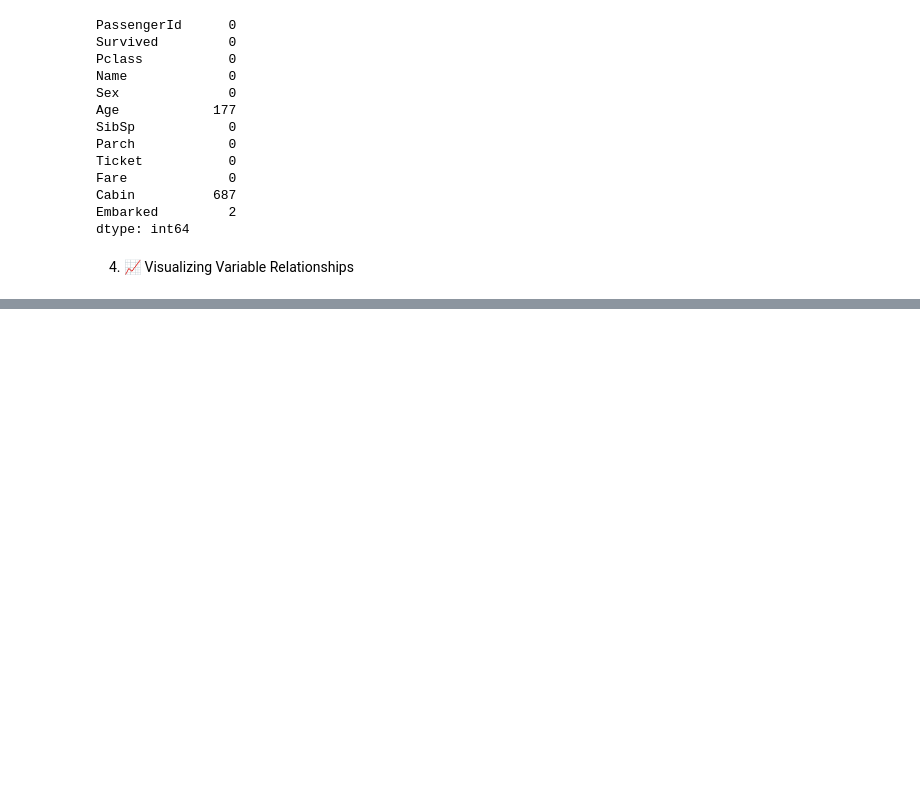
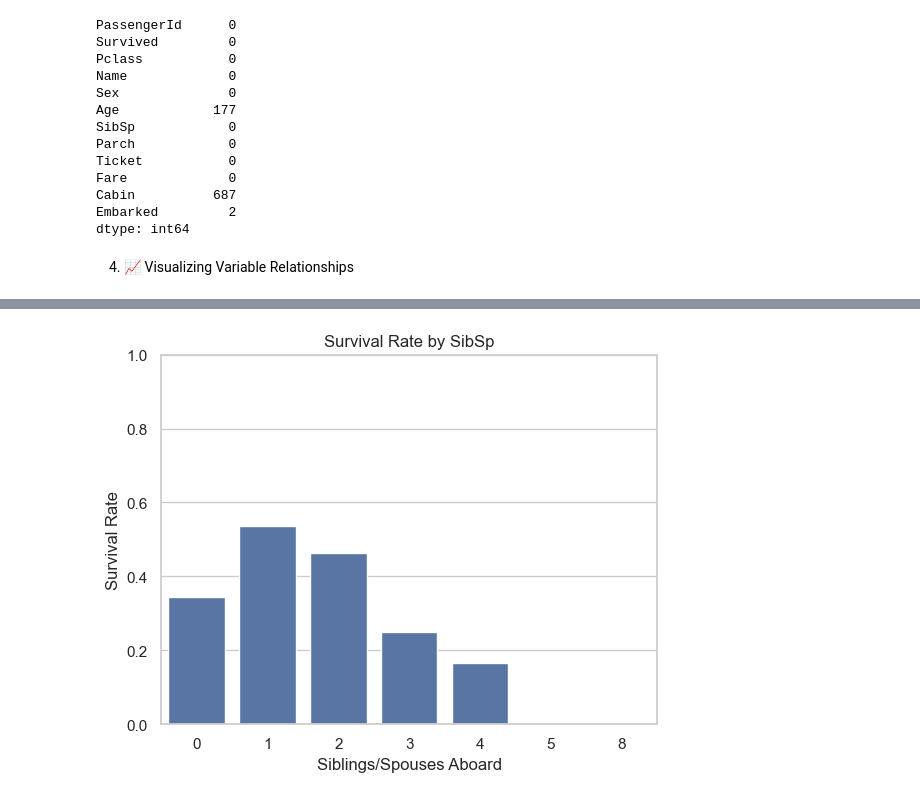
Before and after one commit to haewon-data/haewon-ai-portfolio, a Jupyter notebook: data-analysis-intro/02_variable_relationships.ipynb, the cells around one changed output, grey strips where cells are left out. Saved outputs shown, nothing was run; the diff lists cells and outputs as text; code cells hidden in the pictures; blank space fills up the shorter version.

```diff
--- a/data-analysis-intro/02_variable_relationships.ipynb
+++ b/data-analysis-intro/02_variable_relationships.ipynb
@@ -104,0 +121,15 @@ plt.show()
+# %%
+# Step 2: Proportion-based visualization
+# Re-visualizing using survival rate to better understand the relationship
+sibsp_rate = df.groupby('SibSp')['Survived'].mean().reset_index()
+
+sns.barplot(x='SibSp', y='Survived', data=sibsp_rate)
+plt.title('Survival Rate by SibSp')
+plt.ylabel('Survival Rate')
+plt.xlabel('Siblings/Spouses Aboard')
+plt.ylim(0, 1)
+plt.show()
+# → This refined plot helps reveal the actual survival rate for each SibSp group,
+# removing the influence of group size in raw counts.
+# %% [output]
+[figure, added]
```
Also changed, not shown: parts of 14 cells of this notebook.
